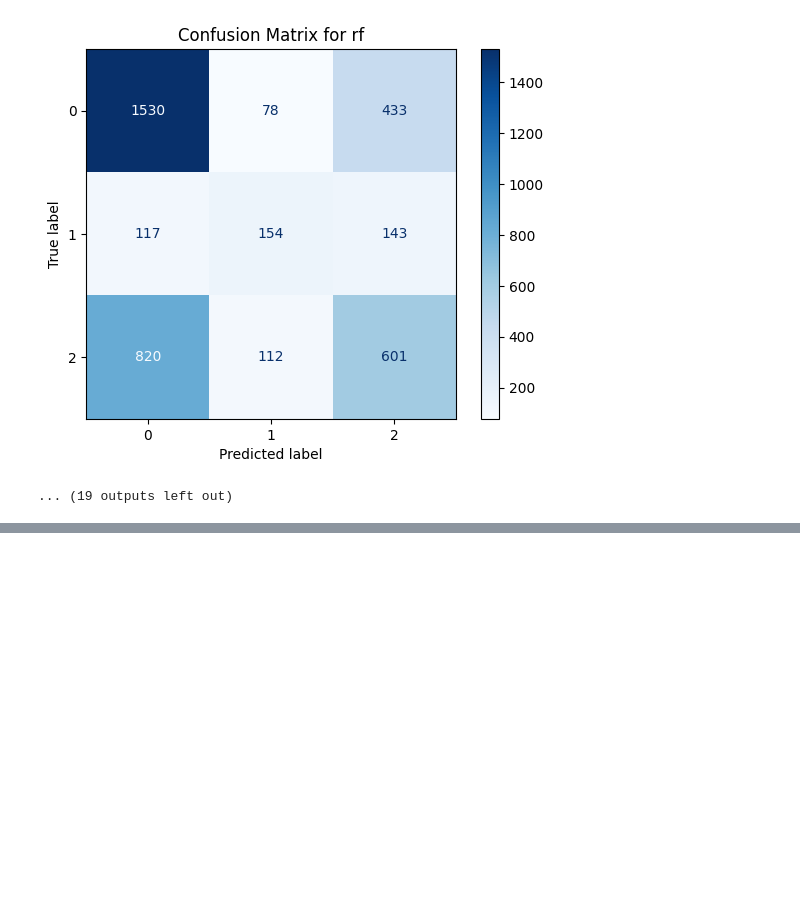
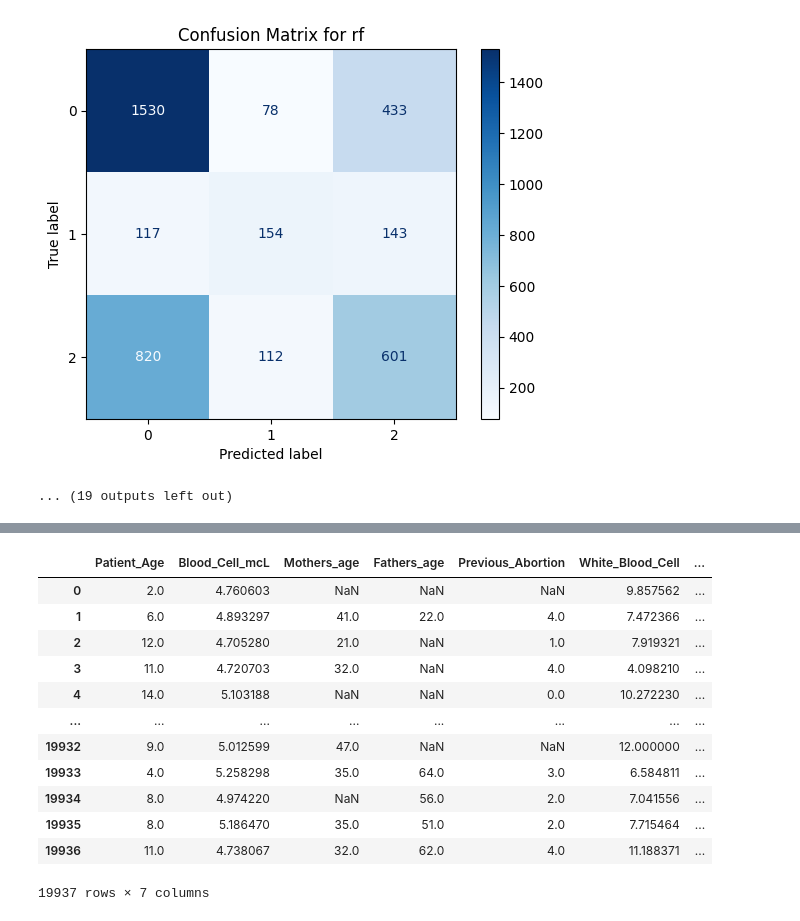
Before and after one commit to amritaajaysagar/genomic-data-analysis, a Jupyter notebook: model_implimentations.ipynb, the cells around one changed output, grey strips where cells are left out. Saved outputs shown, nothing was run; the diff lists cells and outputs as text; code cells hidden in the pictures; blank space fills up the shorter version.

```diff
--- a/model_implimentations.ipynb
+++ b/model_implimentations.ipynb
@@ -1229,0 +1220,15 @@ weighted avg       0.56      0.57      0.56      3988
+# %%
+#train_data['Patient_Age','Blood_Cell_mcL','Mothers_age','Fathers_age', 'Previous_Abortion','White_Blood_Cell']
+train_data = train_data.drop(columns=[ 'Genes_Mothers_Side', 'Inherited_Father',
+       'Maternal_gene', 'Paternal_gene',
+        'Status', 'Respiratory_Rate_breaths_min',
+       'Heart_Rates_Min', 'Follow_up', 'Gender', 'Birth_asphyxia',
+       'Autopsy_Birth_Defect', 'Folic_Acid', 'Maternal_Illness',
+       'Radiation_Exposure', 'Substance_Abuse', 'Assisted_Conception',
+       'History_Previous_Pregnancies',  'Birth_Defects',
+        'Blood_test_result', 'Symptom_1', 'Symptom_2',
+       'Symptom_3', 'Symptom_4', 'Symptom_5',
+       'Disorder_Subclass'])
+
+
+                             #['Patient_Age', 'Blood_Cell_mcL','Mothers_age','Fathers_age', 'Previous_Abortion','White_Blood_Cell'])
@@ -1229,0 +1244,16 @@ weighted avg       0.56      0.57      0.56      3988
+# %%
+train_data
+# %% [output]
+|  | Patient_Age | Blood_Cell_mcL | Mothers_age | Fathers_age | Previous_Abortion | White_Blood_Cell | ... |
+| 0 | 2.0 | 4.760603 | NaN | NaN | NaN | 9.857562 | ... |
+| 1 | 6.0 | 4.893297 | 41.0 | 22.0 | 4.0 | 7.472366 | ... |
+| 2 | 12.0 | 4.705280 | 21.0 | NaN | 1.0 | 7.919321 | ... |
+| 3 | 11.0 | 4.720703 | 32.0 | NaN | 4.0 | 4.098210 | ... |
+| 4 | 14.0 | 5.103188 | NaN | NaN | 0.0 | 10.272230 | ... |
+| ... | ... | ... | ... | ... | ... | ... | ... |
+| 19932 | 9.0 | 5.012599 | 47.0 | NaN | NaN | 12.000000 | ... |
+| 19933 | 4.0 | 5.258298 | 35.0 | 64.0 | 3.0 | 6.584811 | ... |
+| 19934 | 8.0 | 4.974220 | NaN | 56.0 | 2.0 | 7.041556 | ... |
+| 19935 | 8.0 | 5.186470 | 35.0 | 51.0 | 2.0 | 7.715464 | ... |
+| 19936 | 11.0 | 4.738067 | 32.0 | 62.0 | 4.0 | 11.188371 | ... |
+19937 rows × 7 columns
```
Also changed, not shown: parts of 23 cells of this notebook, 2 other files.
